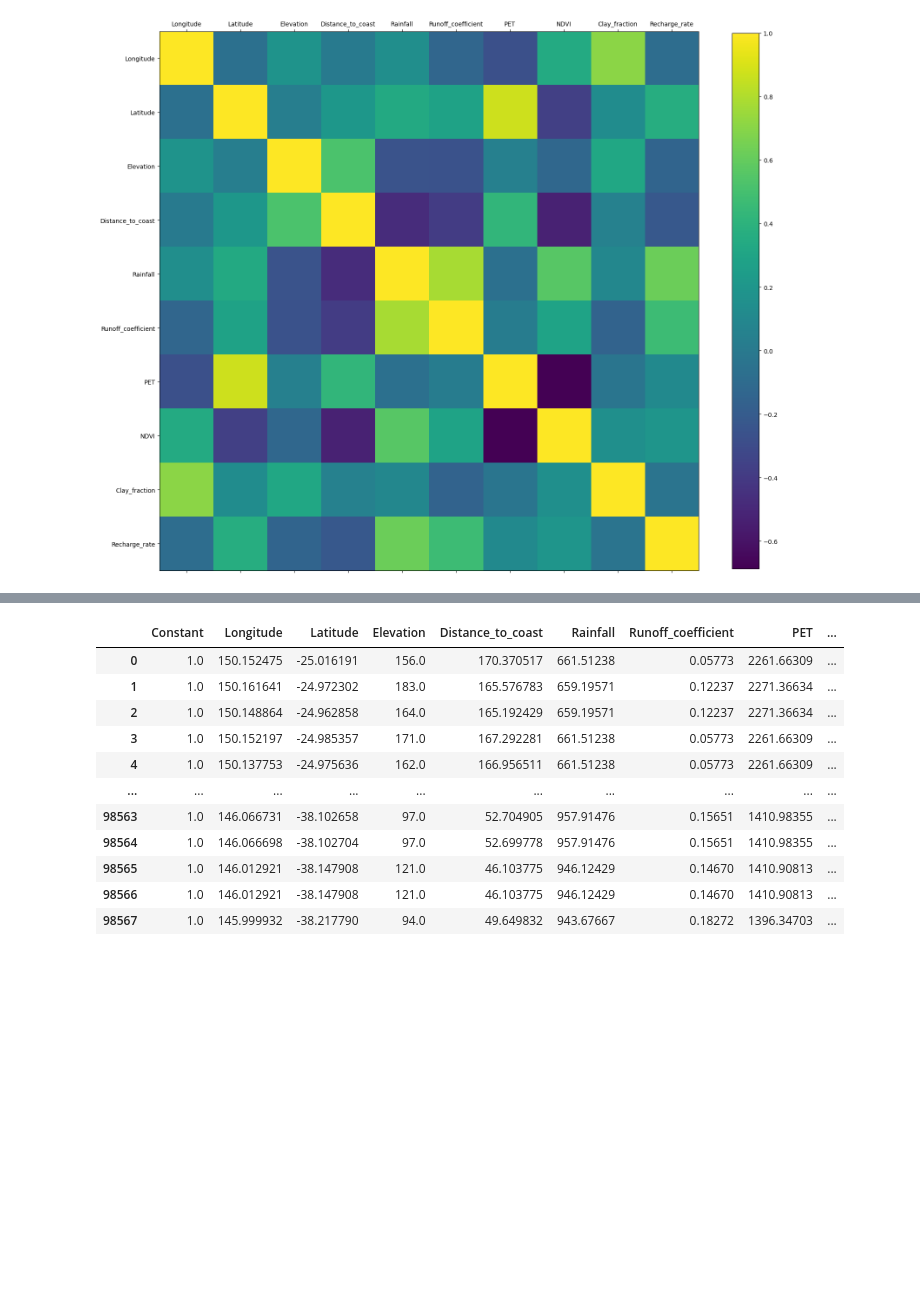
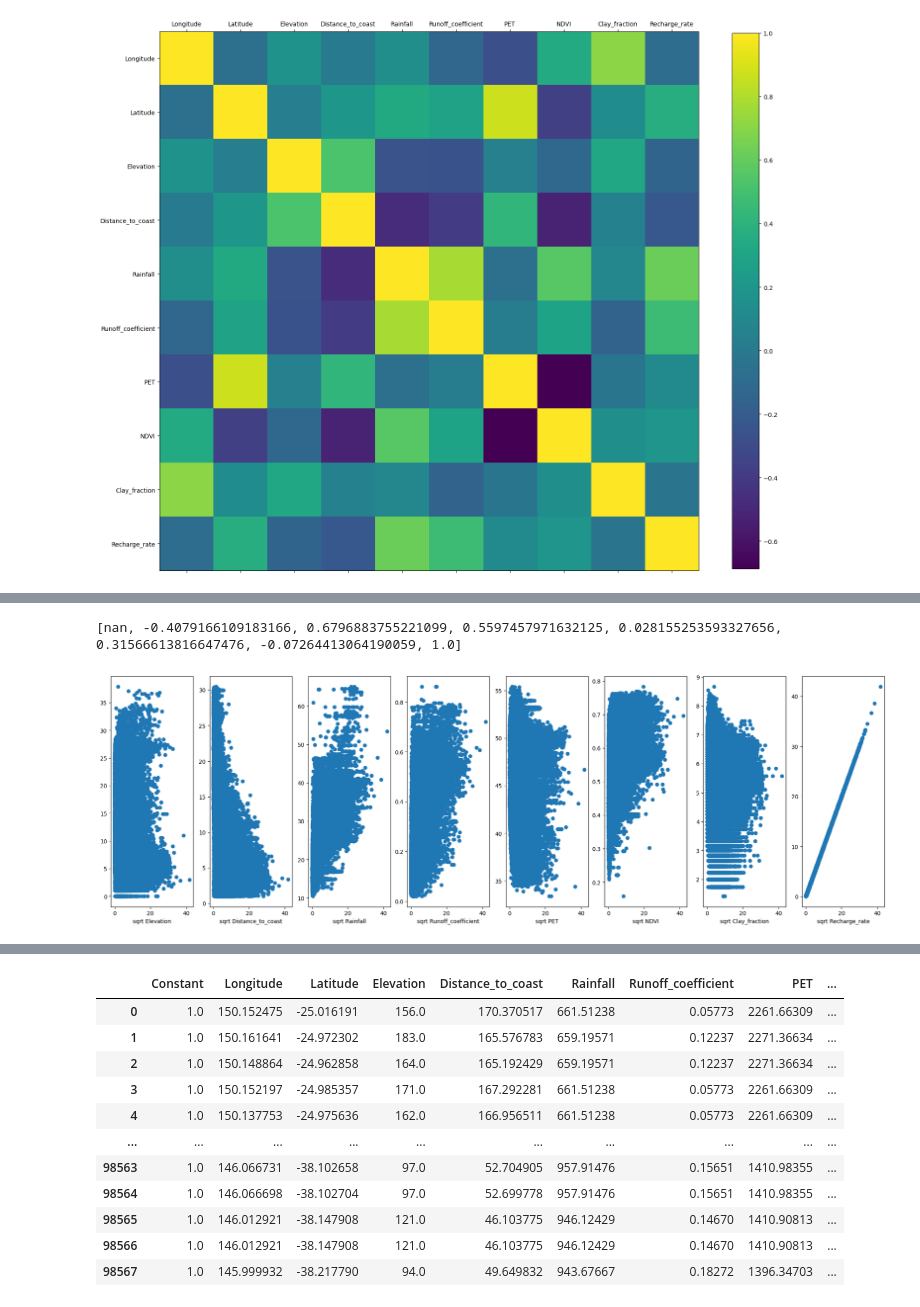
Before and after one commit to Matei-Stoica-Uni/Capstone-Case-Study---Australia, a Jupyter notebook: AUS_gw_recharge_capstonecasestudy.ipynb, the cells around one changed output, grey strips where cells are left out. Cells and saved outputs as stored; diff of their text form; code cells hidden in the pictures; blank space fills up the shorter version.

```diff
--- a/AUS_gw_recharge_capstonecasestudy.ipynb
+++ b/AUS_gw_recharge_capstonecasestudy.ipynb
@@ -262,0 +301,13 @@ ax.set_yticklabels(boredata_nostr.columns)
+# %%
+fig, ax = plt.subplots(ncols=8, figsize=(25,7.5))
+corrs=[]
+for i in range(len(columns)):
+    ax[i].scatter(
+        np.sqrt(boredata_vars['Recharge_rate']),
+        np.sqrt(boredata_vars[columns[i]]))
+    ax[i].set_xlabel('sqrt '+columns[i])
+    corrs.append(float(stats.pearsonr(np.sqrt(boredata_vars['Recharge_rate']),np.sqrt(boredata_vars[columns[i]]))[0]))
+print(corrs)
+# %% [output]
+[nan, -0.4079166109183166, 0.6796883755221099, 0.5597457971632125, 0.028155253593327656, 0.31566613816647476, -0.07264413064190059, 1.0]
+[figure, added]
```
Also changed, not shown: parts of 9 cells of this notebook.
